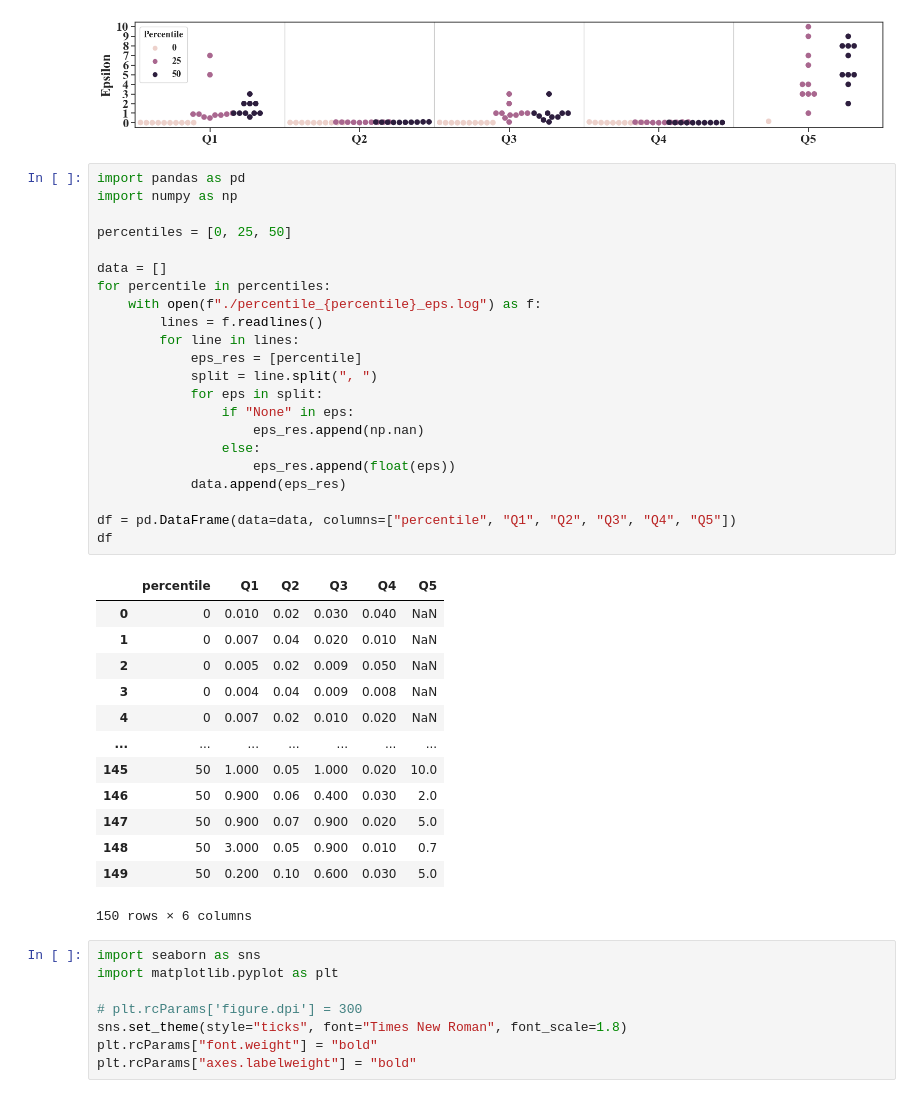
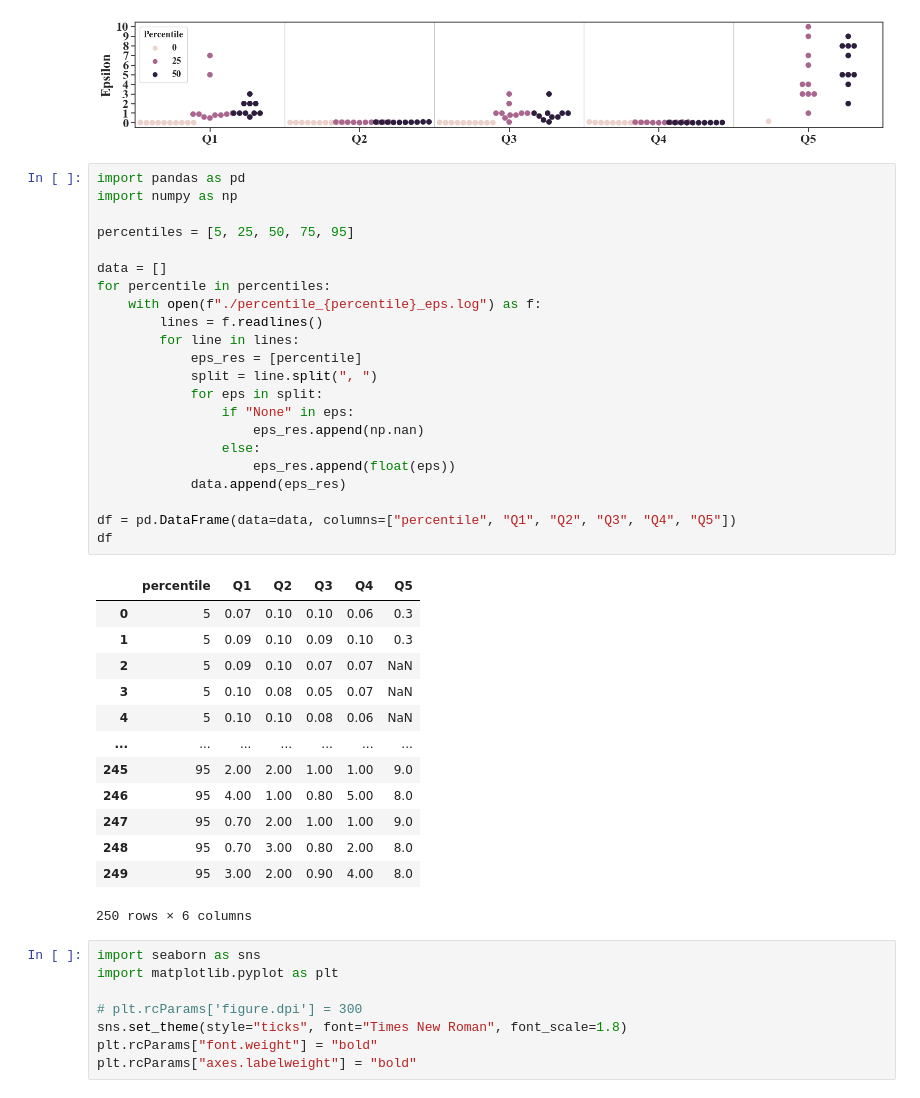
Before and after one commit to youny626/DP_test, a Jupyter notebook: ablation/vary_percentile/plot.ipynb, the cells around one changed output. Cells and saved outputs as stored; diff of their text form.

```diff
--- a/ablation/vary_percentile/plot.ipynb
+++ b/ablation/vary_percentile/plot.ipynb
@@ -85,39 +85,39 @@ plt.close()
 # %%
 import pandas as pd
 import numpy as np
 
-percentiles = [0, 25, 50]
+percentiles = [5, 25, 50, 75, 95]
 
 data = []
 for percentile in percentiles:
     with open(f"./percentile_{percentile}_eps.log") as f:
         lines = f.readlines()
         for line in lines:
             eps_res = [percentile]
             split = line.split(", ")
             for eps in split:
                 if "None" in eps:
                     eps_res.append(np.nan)
                 else:
                     eps_res.append(float(eps))
             data.append(eps_res)
 
 df = pd.DataFrame(data=data, columns=["percentile", "Q1", "Q2", "Q3", "Q4", "Q5"])
 df
 # %% [output]
 |  | percentile | Q1 | Q2 | Q3 | Q4 | Q5 |
-| 0 | 0 | 0.010 | 0.02 | 0.030 | 0.040 | NaN |
-| 1 | 0 | 0.007 | 0.04 | 0.020 | 0.010 | NaN |
-| 2 | 0 | 0.005 | 0.02 | 0.009 | 0.050 | NaN |
-| 3 | 0 | 0.004 | 0.04 | 0.009 | 0.008 | NaN |
-| 4 | 0 | 0.007 | 0.02 | 0.010 | 0.020 | NaN |
+| 0 | 5 | 0.07 | 0.10 | 0.10 | 0.06 | 0.3 |
+| 1 | 5 | 0.09 | 0.10 | 0.09 | 0.10 | 0.3 |
+| 2 | 5 | 0.09 | 0.10 | 0.07 | 0.07 | NaN |
+| 3 | 5 | 0.10 | 0.08 | 0.05 | 0.07 | NaN |
+| 4 | 5 | 0.10 | 0.10 | 0.08 | 0.06 | NaN |
 | ... | ... | ... | ... | ... | ... | ... |
-| 145 | 50 | 1.000 | 0.05 | 1.000 | 0.020 | 10.0 |
-| 146 | 50 | 0.900 | 0.06 | 0.400 | 0.030 | 2.0 |
-| 147 | 50 | 0.900 | 0.07 | 0.900 | 0.020 | 5.0 |
-| 148 | 50 | 3.000 | 0.05 | 0.900 | 0.010 | 0.7 |
-| 149 | 50 | 0.200 | 0.10 | 0.600 | 0.030 | 5.0 |
+| 245 | 95 | 2.00 | 2.00 | 1.00 | 1.00 | 9.0 |
+| 246 | 95 | 4.00 | 1.00 | 0.80 | 5.00 | 8.0 |
+| 247 | 95 | 0.70 | 2.00 | 1.00 | 1.00 | 9.0 |
+| 248 | 95 | 0.70 | 3.00 | 0.80 | 2.00 | 8.0 |
+| 249 | 95 | 3.00 | 2.00 | 0.90 | 4.00 | 8.0 |
-150 rows × 6 columns
+250 rows × 6 columns
 # %%
 import seaborn as sns
 import matplotlib.pyplot as plt
```
Also changed, not shown: parts of 5 cells of this notebook, 8 other files.
